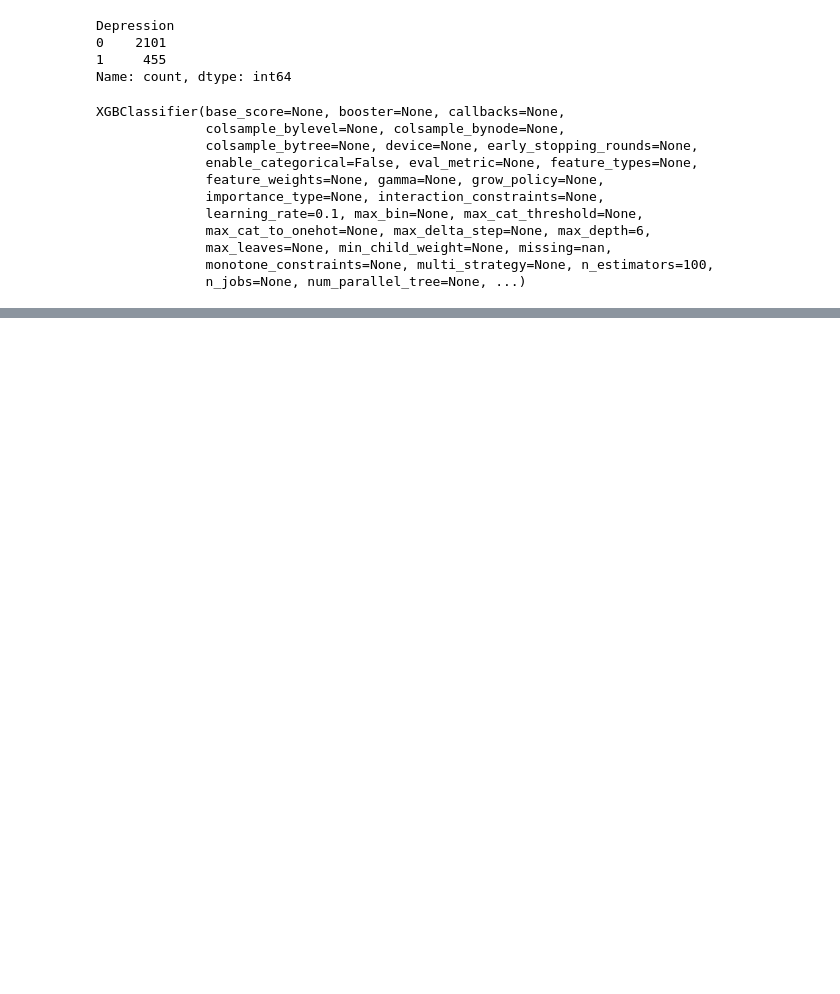
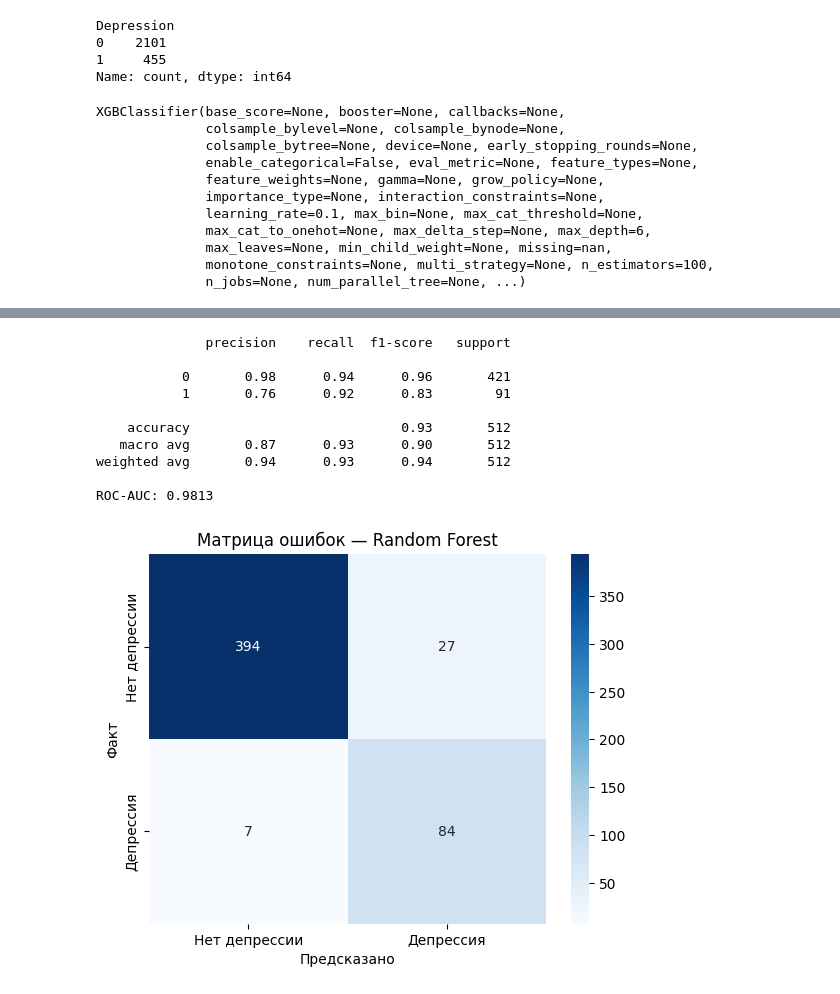
Before and after one commit to igr43/introduction_to_AI, a Jupyter notebook: 2_task.ipynb, the cells around one changed output, grey strips where cells are left out. Cells and saved outputs as stored; diff of their text form; code cells hidden in the pictures; blank space fills up the shorter version.

```diff
--- a/2_task.ipynb
+++ b/2_task.ipynb
@@ -206,6 +205,7 @@ plt.show()
 # %% [output]
 [figure]
 # %%
+df = df.drop(columns=['CGPA'])
 df.info()
 # %% [output]
 <class 'pandas.core.frame.DataFrame'>
@@ -304 +301,44 @@ ROC-AUC: 0.9873
 [figure]
+# %%
+from sklearn.ensemble import RandomForestClassifier
+from sklearn.metrics import classification_report, roc_auc_score, confusion_matrix
+import seaborn as sns
+import matplotlib.pyplot as plt
+
+ratio = y_train.value_counts()[0] / y_train.value_counts()[1]
+
+model_rf = RandomForestClassifier(
+    n_estimators=100,
+    max_depth=6,
+    class_weight={0: 1, 1: ratio},
+    random_state=42
+)
+
+model_rf.fit(X_train, y_train)
+
+y_pred = model_rf.predict(X_test)
+y_proba = model_rf.predict_proba(X_test)[:, 1]
+
+print(classification_report(y_test, y_pred))
+print(f'ROC-AUC: {roc_auc_score(y_test, y_proba):.4f}')
+
+cm = confusion_matrix(y_test, y_pred)
+sns.heatmap(cm, annot=True, fmt='d', cmap='Blues',
+            xticklabels=['Нет депрессии', 'Депрессия'],
+            yticklabels=['Нет депрессии', 'Депрессия'])
+plt.xlabel('Предсказано')
+plt.ylabel('Факт')
+plt.title('Матрица ошибок — Random Forest')
+plt.show()
+# %% [output]
+              precision    recall  f1-score   support
+
+           0       0.98      0.94      0.96       421
+           1       0.76      0.92      0.83        91
+
+    accuracy                           0.93       512
+   macro avg       0.87      0.93      0.90       512
+weighted avg       0.94      0.93      0.94       512
+
+ROC-AUC: 0.9813
+[figure, added]
```
Also changed, not shown: parts of 3 cells of this notebook.
